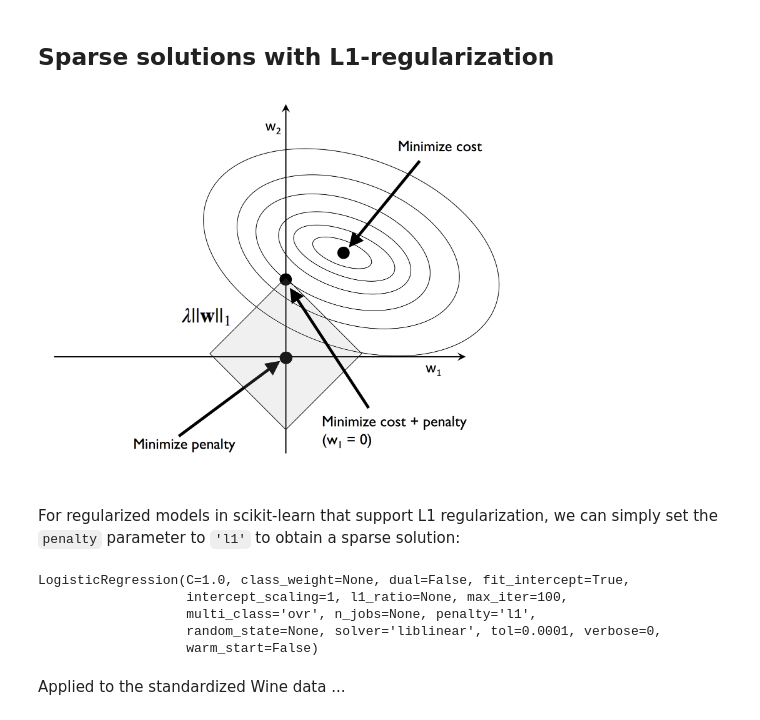
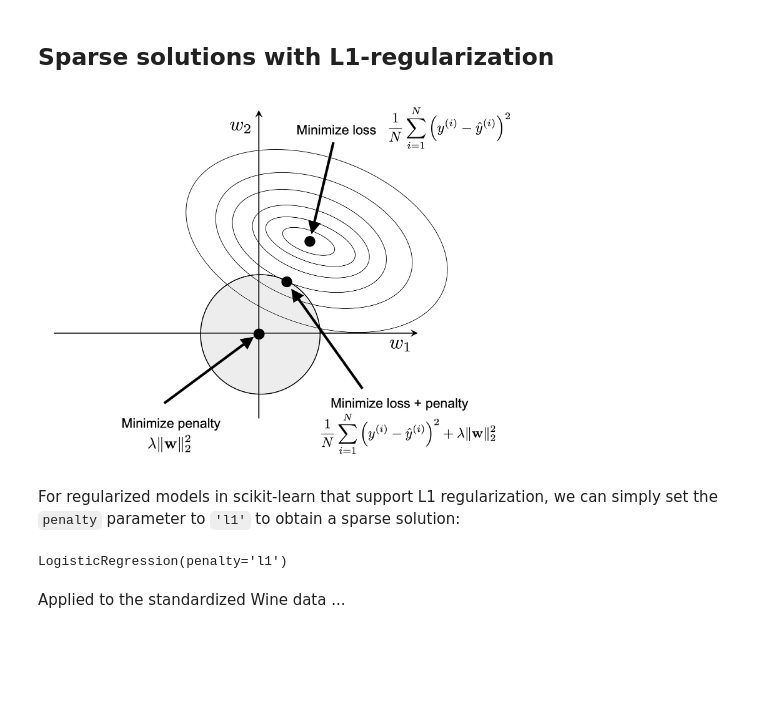
Before and after one commit to MrIny/MLbook, a Jupyter notebook: ch04.ipynb, the cells around one changed output. Saved outputs shown, nothing was run; the diff lists cells and outputs as text; code cells hidden in the pictures; blank space fills up the shorter version.

```diff
--- a/ch04.ipynb
+++ b/ch04.ipynb
@@ -495,20 +494,17 @@ Image(filename='images/04_05.png', width=500)
 # %% [markdown]
 ## Sparse solutions with L1-regularization
 # %%
-Image(filename='images/04_06.png', width=500)
+Image(filename='figures/04_06.png', width=500)
 # %% [output]
-[figure, old version]
+[figure, new version]
 # %% [markdown]
 For regularized models in scikit-learn that support L1 regularization, we can simply set the `penalty` parameter to `'l1'` to obtain a sparse solution:
 # %%
 from sklearn.linear_model import LogisticRegression
-LogisticRegression(penalty='l1', solver='liblinear', multi_class='ovr')
+
+LogisticRegression(penalty='l1')
 # %% [output]
-LogisticRegression(C=1.0, class_weight=None, dual=False, fit_intercept=True,
-                   intercept_scaling=1, l1_ratio=None, max_iter=100,
-                   multi_class='ovr', n_jobs=None, penalty='l1',
-                   random_state=None, solver='liblinear', tol=0.0001, verbose=0,
-                   warm_start=False)
+LogisticRegression(penalty='l1')
 # %% [markdown]
 Applied to the standardized Wine data ...
 # %%
```
Also changed, not shown: parts of 23 cells of this notebook.
